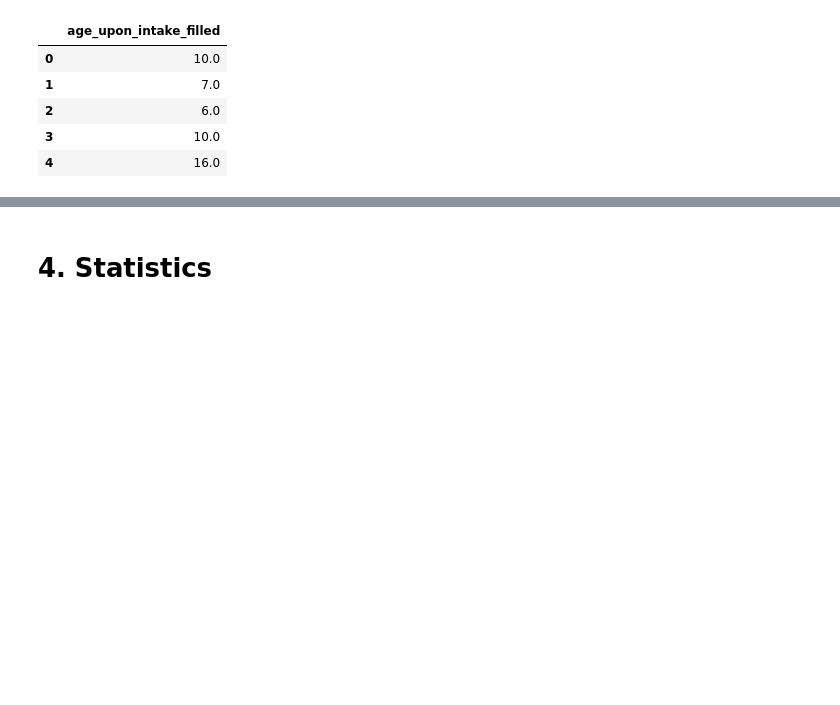
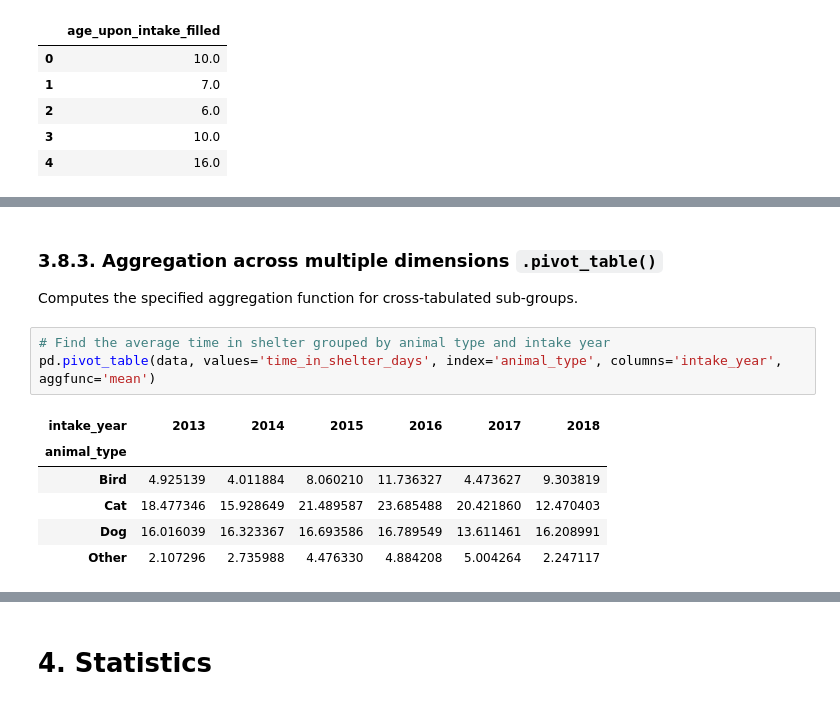
Before and after one commit to acolnot/python4data, a Jupyter notebook: explore.ipynb, the cells around one changed output, grey strips where cells are left out. Drawn from its saved outputs; the diff is of its cells as text; blank space fills up the shorter version.

Commit message:
add: new functions from ex1 + restructuration of notebook

```diff
--- a/explore.ipynb
+++ b/explore.ipynb
@@ -229,0 +300,14 @@ data[['age_upon_intake_filled']].head()
+# %% [markdown]
+### 3.8.3. Aggregation across multiple dimensions `.pivot_table()`
+
+Computes the specified aggregation function for cross-tabulated sub-groups.
+# %%
+# Find the average time in shelter grouped by animal type and intake year
+pd.pivot_table(data, values='time_in_shelter_days', index='animal_type', columns='intake_year', aggfunc='mean')
+# %% [output]
+| intake_year | 2013 | 2014 | 2015 | 2016 | 2017 | 2018 |
+| animal_type |  |  |  |  |  |  |
+| Bird | 4.925139 | 4.011884 | 8.060210 | 11.736327 | 4.473627 | 9.303819 |
+| Cat | 18.477346 | 15.928649 | 21.489587 | 23.685488 | 20.421860 | 12.470403 |
+| Dog | 16.016039 | 16.323367 | 16.693586 | 16.789549 | 13.611461 | 16.208991 |
+| Other | 2.107296 | 2.735988 | 4.476330 | 4.884208 | 5.004264 | 2.247117 |
```
Also changed, not shown: parts of 49 cells of this notebook.
